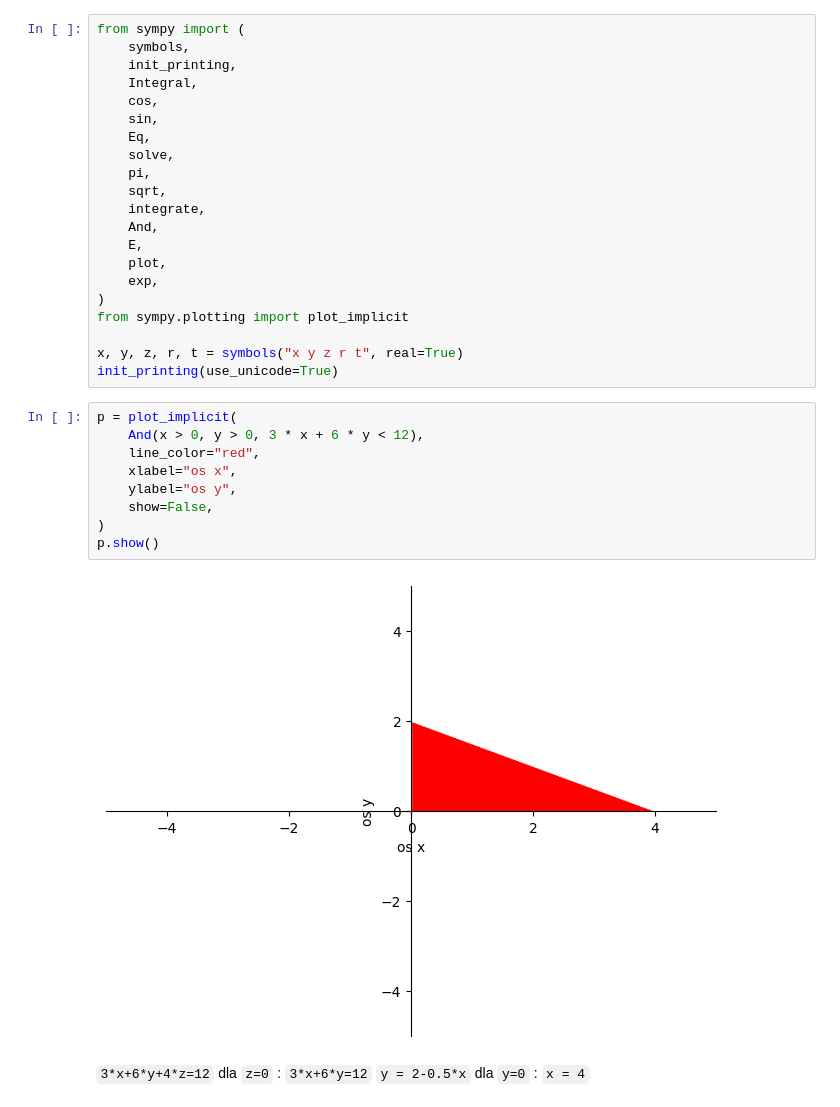
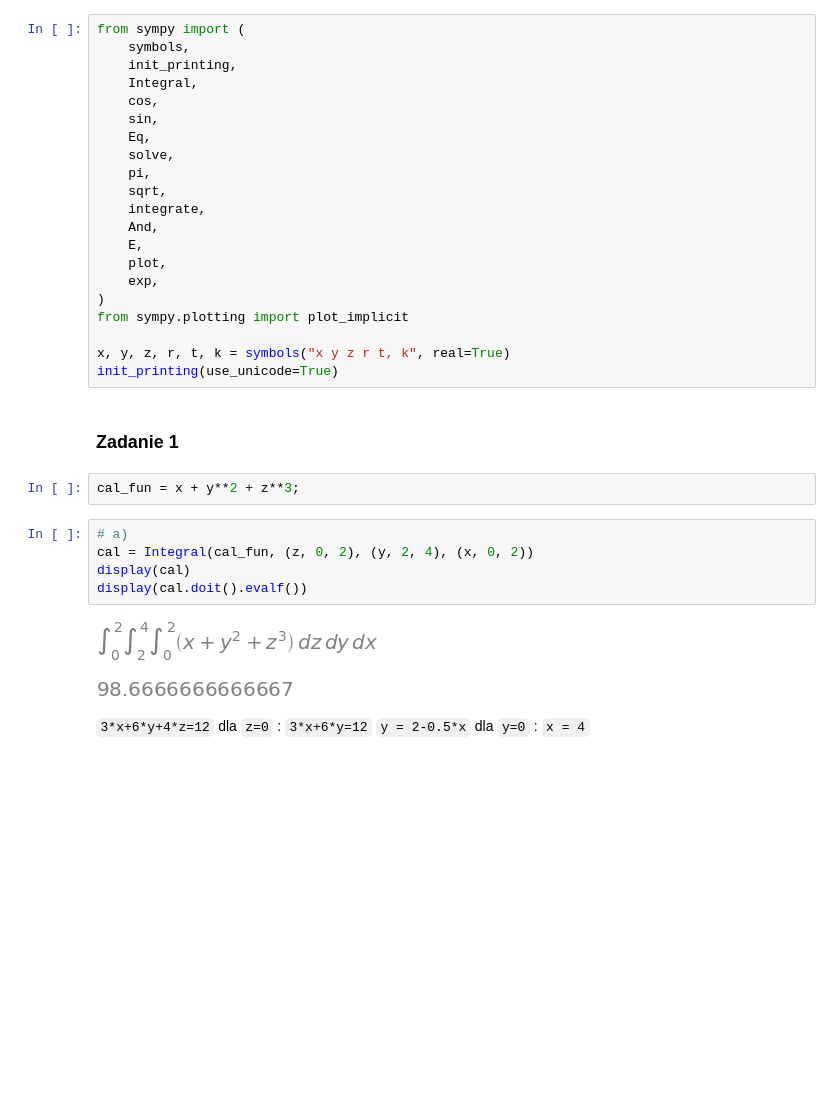
Before and after one commit to pzajaczkowski/ONWP, a Jupyter notebook: lista5/lista5.ipynb, the cells around one changed output. Cells and saved outputs as stored; diff of their text form; blank space fills up the shorter version.

```diff
--- a/lista5/lista5.ipynb
+++ b/lista5/lista5.ipynb
@@ -17,19 +17,20 @@ from sympy import (
 )
 from sympy.plotting import plot_implicit
 
-x, y, z, r, t = symbols("x y z r t", real=True)
+x, y, z, r, t, k = symbols("x y z r t, k", real=True)
 init_printing(use_unicode=True)
-# %%
-p = plot_implicit(
-    And(x > 0, y > 0, 3 * x + 6 * y < 12),
-    line_color="red",
-    xlabel="os x",
-    ylabel="os y",
-    show=False,
-)
-p.show()
-# %% [output]
-[figure, removed]
+# %% [markdown]
+### Zadanie 1
+# %%
+cal_fun = x + y**2 + z**3;
+# %%
+# a)
+cal = Integral(cal_fun, (z, 0, 2), (y, 2, 4), (x, 0, 2))
+display(cal)
+display(cal.doit().evalf())
+# %% [output]
+[figure, added]
+[figure, added]
 # %% [markdown]
 `3*x+6*y+4*z=12`
 dla `z=0` : `3*x+6*y=12`
```
Also changed, not shown: parts of 14 cells of this notebook.
